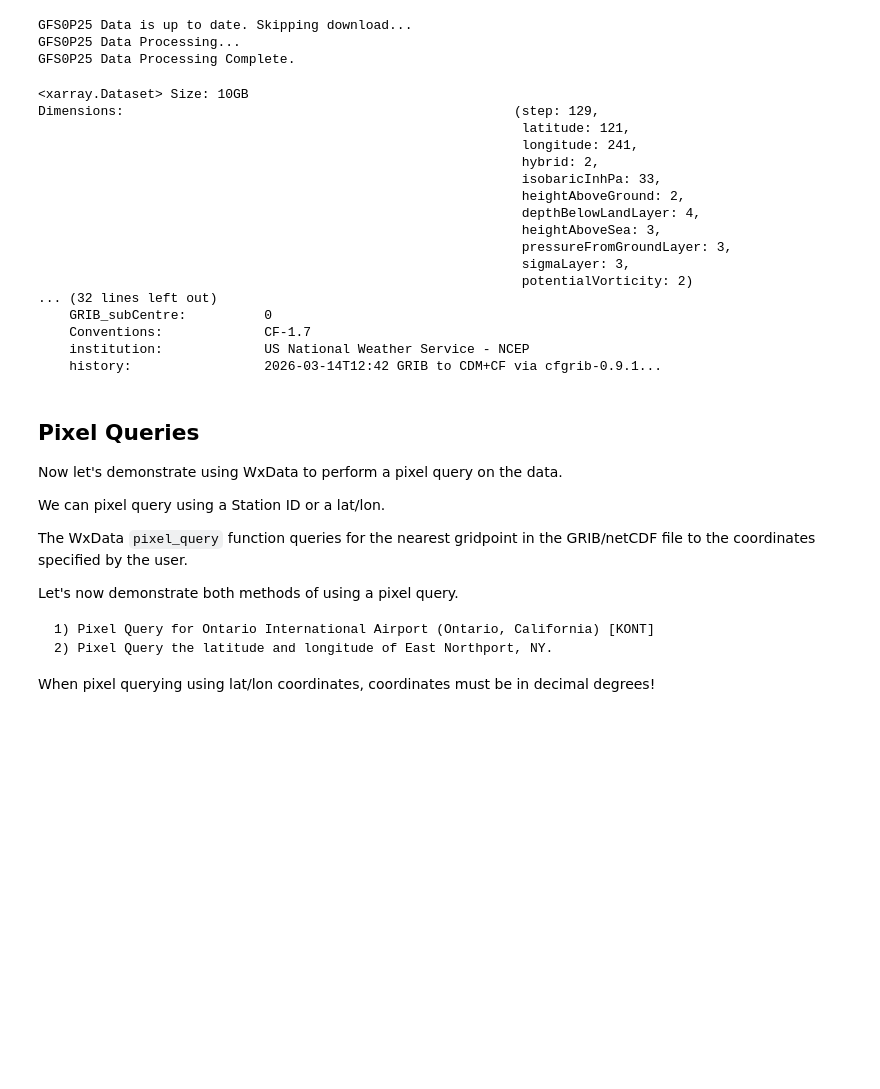
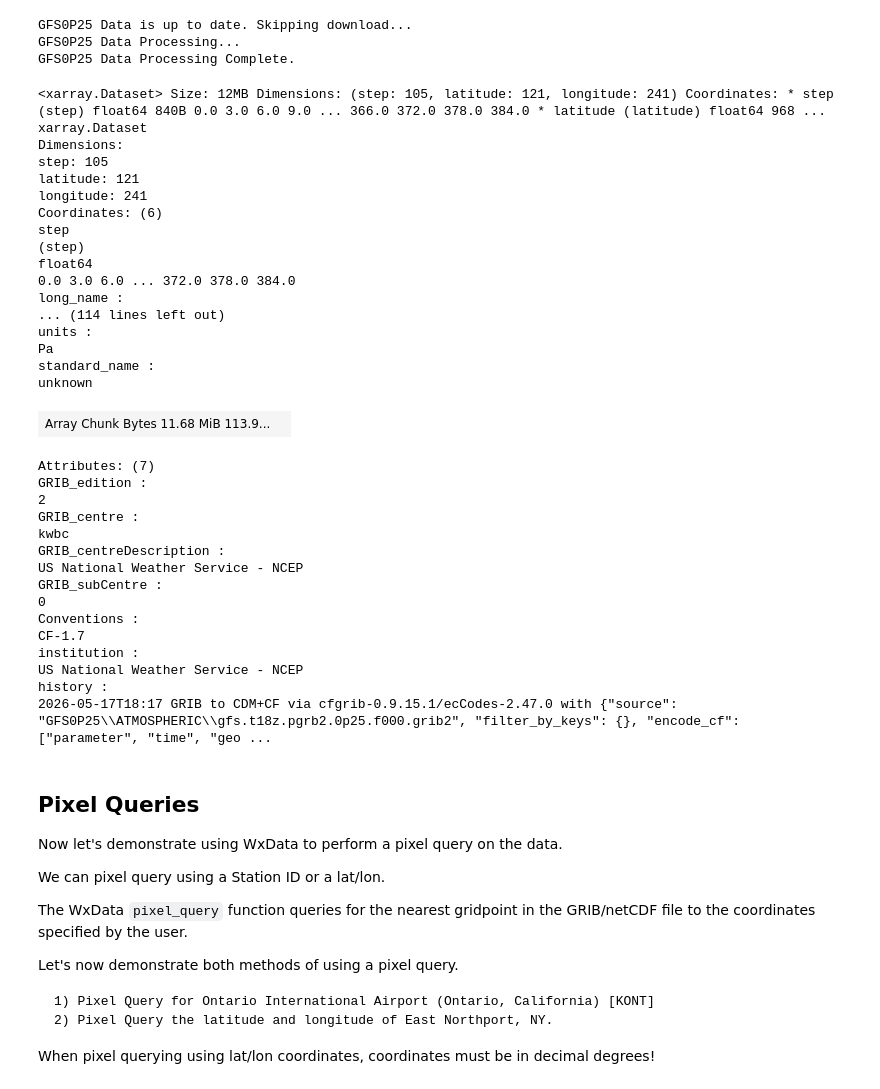
Before and after one commit to edrewitz/WxData-JupyterLab-Examples, a Jupyter notebook: GFS.ipynb, the cells around one changed output. Saved outputs shown, nothing was run; the diff lists cells and outputs as text; code cells hidden in the pictures; blank space fills up the shorter version.

```diff
--- a/GFS.ipynb
+++ b/GFS.ipynb
@@ -437,34 +551,57 @@ If the data *is* up to date, the download will be skipped and post-processing wi
 
 Let's demonstrate this safeguard by trying to download the data again.
 # %%
-ds = gfs_0p25(western_bound=-125,
+pressure = gfs_0p25(western_bound=-125,
             eastern_bound=-65,
             northern_bound=50,
-            southern_bound=20)
+            southern_bound=20,
+            source='google',
+            variables=['temperature'],
+            levels=[1000,
+                    925,
+                    850,
+                    700,
+                    500])
 # %% [output]
 GFS0P25 Data is up to date. Skipping download...
 GFS0P25 Data Processing...
 GFS0P25 Data Processing Complete.
 # %%
-ds
+pressure
 # %% [output]
-<xarray.Dataset> Size: 10GB
-Dimensions:                                                  (step: 129,
-                                                              latitude: 121,
-                                                              longitude: 241,
-                                                              hybrid: 2,
-                                                              isobaricInhPa: 33,
-                                                              heightAboveGround: 2,
-                                                              depthBelowLandLayer: 4,
-                                                              heightAboveSea: 3,
-                                                              pressureFromGroundLayer: 3,
-                                                              sigmaLayer: 3,
-                                                              potentialVorticity: 2)
-... (32 lines left out)
-    GRIB_subCentre:          0
-    Conventions:             CF-1.7
-    institution:             US National Weather Service - NCEP
-    history:                 2026-03-14T12:42 GRIB to CDM+CF via cfgrib-0.9.1...
+<xarray.Dataset> Size: 12MB Dimensions: (step: 105, latitude: 121, longitude: 241) Coordinates: * step (step) float64 840B 0.0 3.0 6.0 9.0 ... 366.0 372.0 378.0 384.0 * latitude (latitude) float64 968 ...
+xarray.Dataset
+Dimensions:
+step: 105
+latitude: 121
+longitude: 241
+Coordinates: (6)
+step
+(step)
+float64
+0.0 3.0 6.0 ... 372.0 378.0 384.0
+long_name :
+... (114 lines left out)
+units :
+Pa
+standard_name :
+unknown
+| Array Chunk Bytes 11.68 MiB 113.9... |  |
+Attributes: (7)
+GRIB_edition :
+2
+GRIB_centre :
+kwbc
+GRIB_centreDescription :
+US National Weather Service - NCEP
+GRIB_subCentre :
+0
+Conventions :
+CF-1.7
+institution :
+US National Weather Service - NCEP
+history :
+2026-05-17T18:17 GRIB to CDM+CF via cfgrib-0.9.15.1/ecCodes-2.47.0 with {"source": "GFS0P25\\ATMOSPHERIC\\gfs.t18z.pgrb2.0p25.f000.grib2", "filter_by_keys": {}, "encode_cf": ["parameter", "time", "geo ...
 # %% [markdown]
 ## Pixel Queries
 
```
Also changed, not shown: parts of 10 cells of this notebook.
